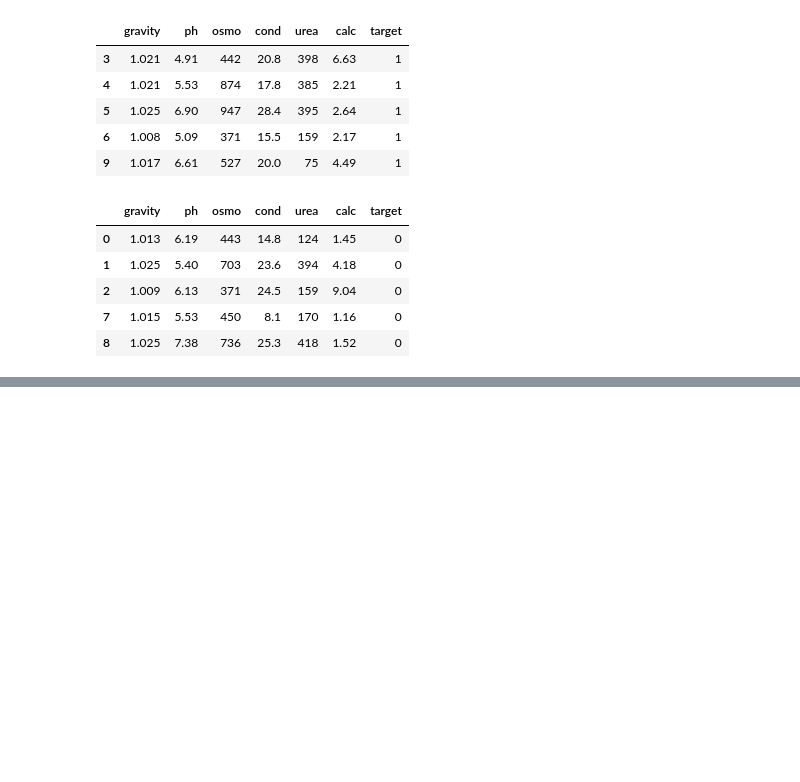
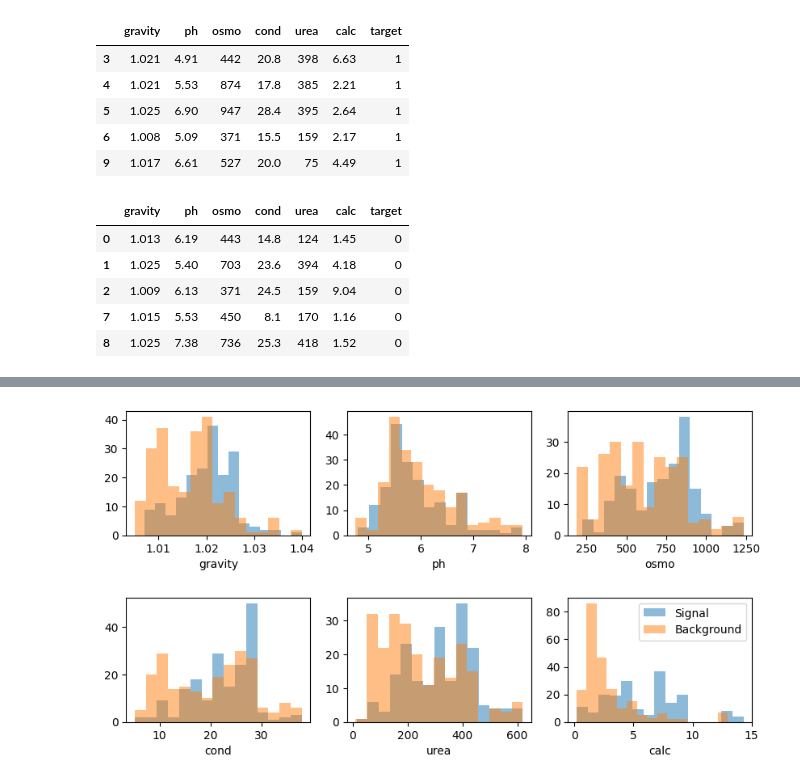
Before and after one commit to reese-quinto/DATA3402.Spring23, a Jupyter notebook: Kaggle/KC_sandbox01.ipynb, the cells around one changed output, grey strips where cells are left out. Cells and saved outputs as stored; diff of their text form; code cells hidden in the pictures; blank space fills up the shorter version.

```diff
--- a/Kaggle/KC_sandbox01.ipynb
+++ b/Kaggle/KC_sandbox01.ipynb
@@ -90,3 +101,17 @@ df_train_background.head()
+# %%
+fig = plt.subplots(2, 3, figsize=(10,5))
+
+for _ in range(0,6):
+    plt.subplot(2, 3, _+1)
+    plt.hist(df_train_signal[columns[_]], bins=15, alpha=0.5, label='Signal')
+    plt.hist(df_train_background[columns[_]], bins=15, alpha=0.5, label='Background')
+    plt.xlabel(columns[_])
+
+plt.legend()
+plt.subplots_adjust(hspace=0.5)
+plt.show()
+# %% [output]
+[figure, added]
 # %%
 
 #sep train data to reserve for benchmark testing
```
Also changed, not shown: parts of 3 cells of this notebook.
